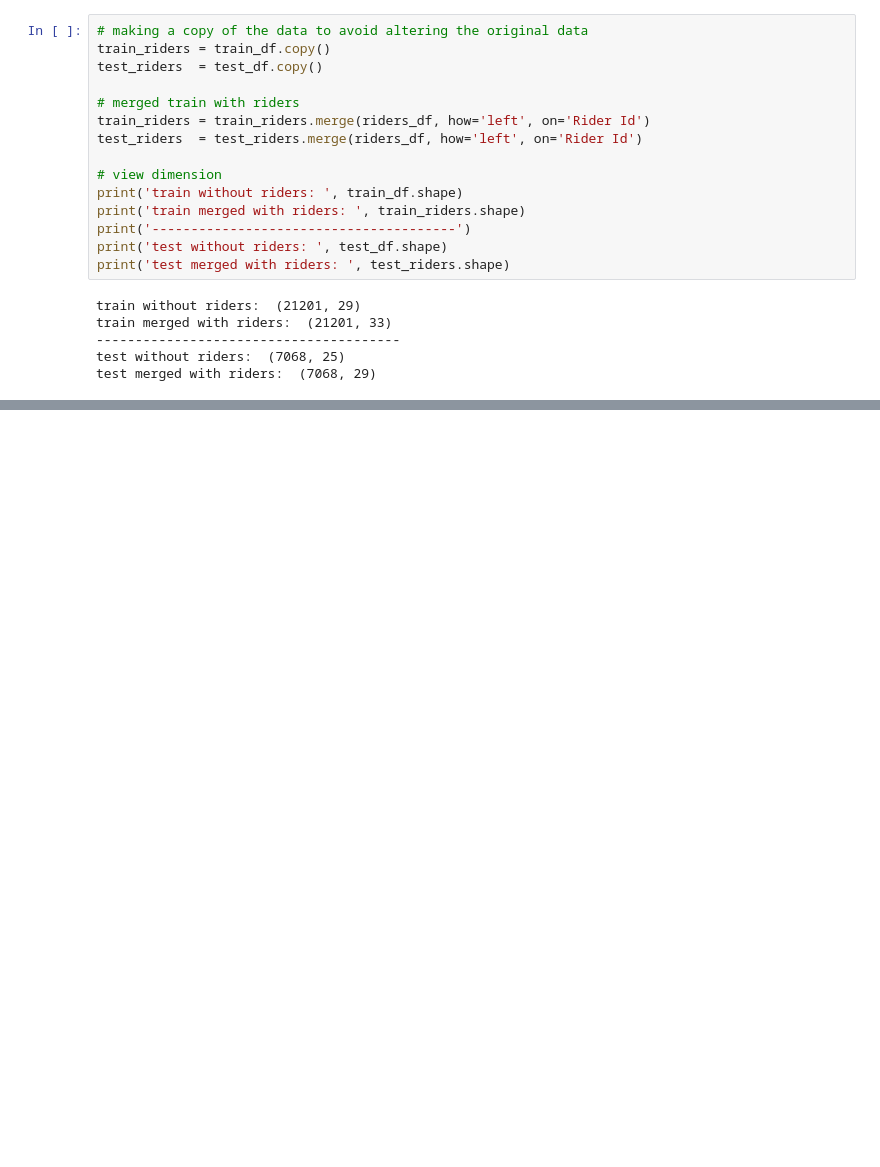
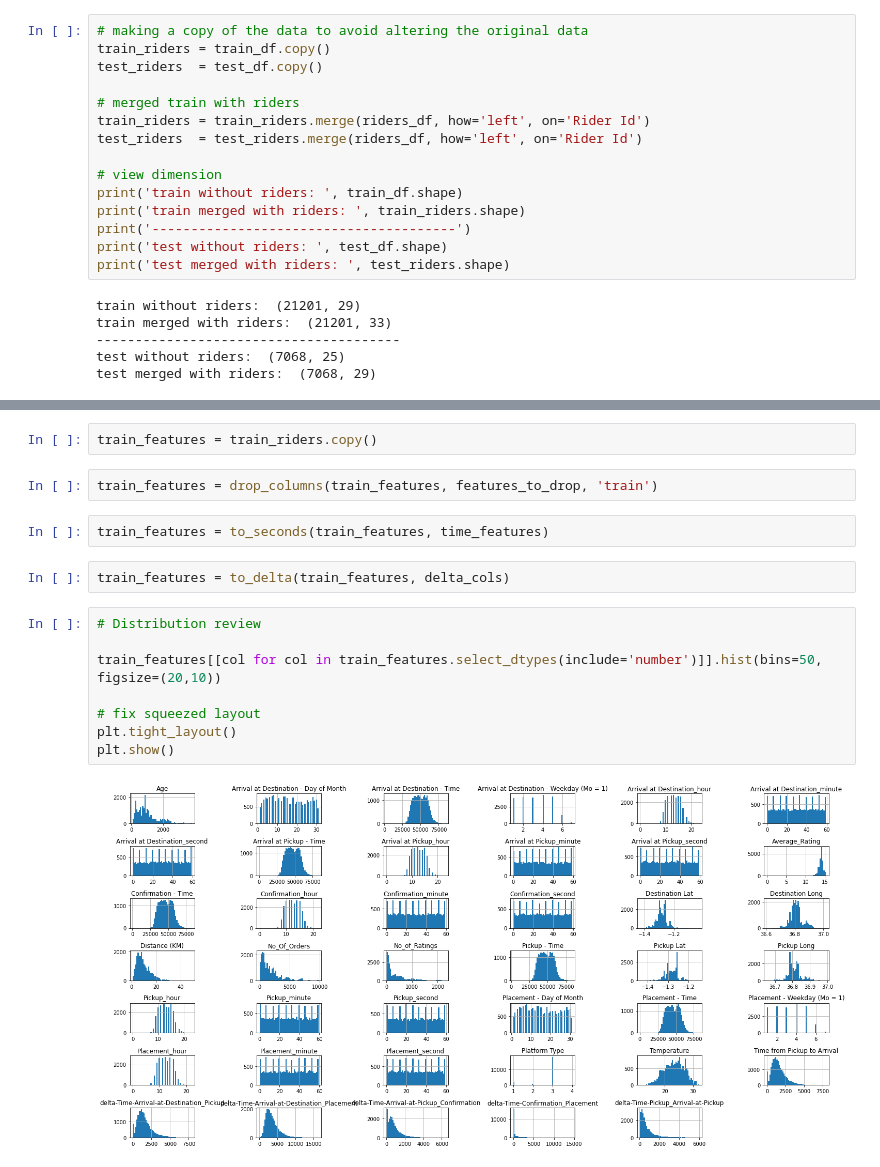
Before and after one commit to Explore-EDSA-2020/Regression-Sendy-Logistics-Challenge, a Jupyter notebook: notebook/Sendy_logistics_DataPrep.ipynb, the cells around one changed output, grey strips where cells are left out. Saved outputs shown, nothing was run; the diff lists cells and outputs as text; blank space fills up the shorter version.

Commit message:
time based feature engineering

```diff
--- a/notebook/Sendy_logistics_DataPrep.ipynb
+++ b/notebook/Sendy_logistics_DataPrep.ipynb
@@ -121,0 +399,18 @@ You take it from here!
+# %%
+train_features = train_riders.copy()
+# %%
+train_features = drop_columns(train_features, features_to_drop, 'train')
+# %%
+train_features = to_seconds(train_features, time_features)
+# %%
+train_features = to_delta(train_features, delta_cols)
+# %%
+# Distribution review
+
+train_features[[col for col in train_features.select_dtypes(include='number')]].hist(bins=50, figsize=(20,10))
+
+# fix squeezed layout
+plt.tight_layout()
+plt.show()
+# %% [output]
+[figure, added]
```
Also changed, not shown: parts of 30 cells of this notebook, 1 other file.
